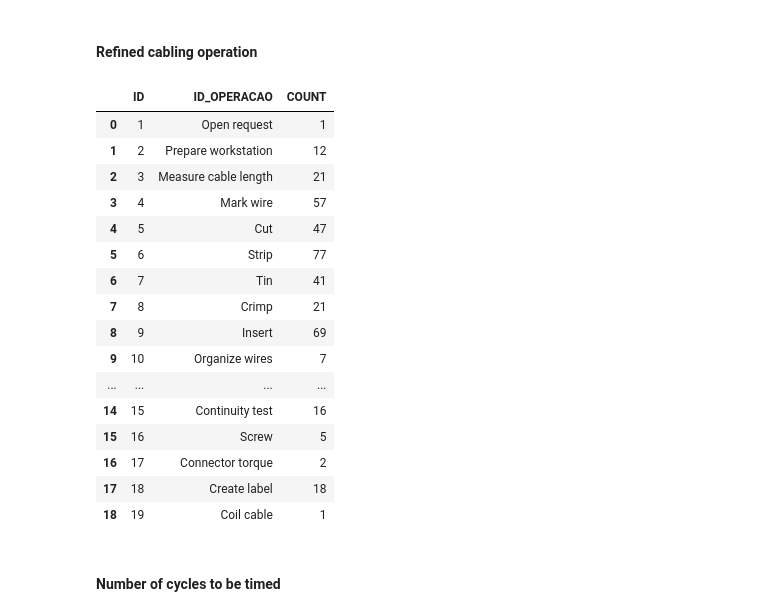
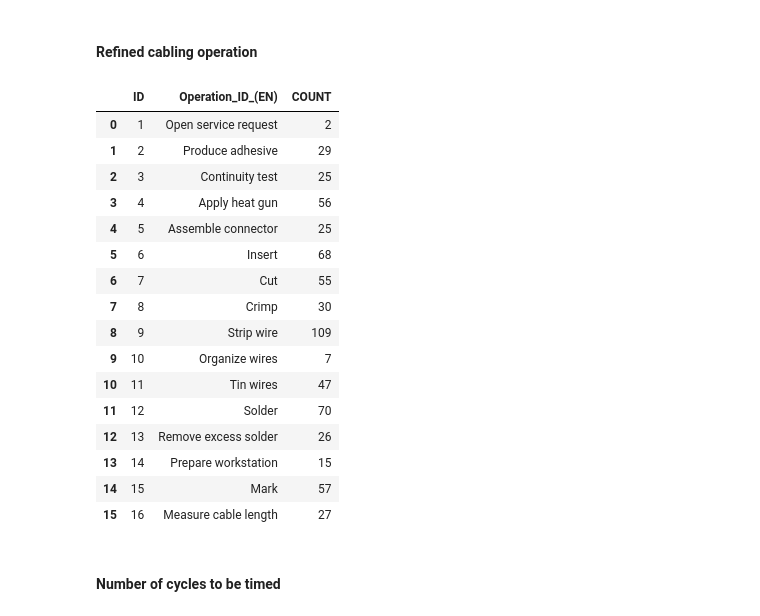
Before and after one commit to sarahbraia/dissertation_methodology_analysis_ITA, a Jupyter notebook: dissertation_methodology_analysis.ipynb, the cells around one changed output. Cells and saved outputs as stored; diff of their text form; code cells hidden in the pictures.

```diff
--- a/dissertation_methodology_analysis.ipynb
+++ b/dissertation_methodology_analysis.ipynb
@@ -12,7 +12,7 @@ from IPython.display import display
 Drive already mounted at /content/drive; to attempt to forcibly remount, call drive.mount("/content/drive", force_remount=True).
 # %%
 # Reading files from Google Drive
-base_path = '/content/drive/MyDrive/ITA -DISSERTAÇÃO/Dados_cronoanalise_cablagem.xlsx'
+base_path = '/content/drive/MyDrive/ITA -DISSERTAÇÃO/cabling_time_study_data.xlsx'
 df = pd.read_excel(base_path)
 
 # Preview of each dataset
@@ -155,0 +68,30 @@ df.head()
+# %%
+# Dictionary for ID and English operation name mapping
+operation_mapping = {
+    'Abrir chamado': (1, 'Open service request'),
+    'Fabricar adesivo': (2, 'Produce adhesive'),
+    'Teste de continuidade': (3, 'Continuity test'),
+    'Soprador térmico': (4, 'Apply heat gun'),
+    'Montar Conector': (5, 'Assemble connector'),
+    'Inserir': (6, 'Insert'),
+    'Cortar': (7, 'Cut'),
+    'Crimpar': (8, 'Crimp'),
+    'Decapar': (9, 'Strip wire'),
+    'Organizar os fios': (10, 'Organize wires'),
+    'Estanhar': (11, 'Tin wires'),
+    'Soldar': (12, 'Solder'),
+    'Limpar excesso de solda': (13, 'Remove excess solder'),
+    'Preparar bancada': (14, 'Prepare workstation'),
+    'Marcar': (15, 'Mark'),
+    'Medir tamanho do cabo': (16, 'Measure cable length')
+}
+
+# Create the new columns using the mapping
+df['ID'] = df['ID_OPERACAO'].map(lambda x: operation_mapping.get(x, (None, None))[0])
+df['Operation_ID_(EN)'] = df['ID_OPERACAO'].map(lambda x: operation_mapping.get(x, (None, None))[1])
+
+# Rename the column
+df.rename(columns={'ID_OPERACAO': 'ID_OPERAÇÃO_(PT)'}, inplace=True)
+
+# Preview the result
+df[['ID', 'ID_OPERAÇÃO_(PT)', 'Operation_ID_(EN)', 'TOTAL_SECONDS']].head(15)
@@ -156,34 +115,34 @@ df.head()
 # %% [markdown]
 #### Refined cabling operation
 # %%
-# Group by ID and ID_OPERACAO and count occurrences
+# Group by ID and Operation_ID_(EN) and count occurrences
 distinct_counts = (
-    df.groupby(['ID', 'ID_OPERACAO'])
+    df.groupby(['ID', 'Operation_ID_(EN)'])
     .size()
     .reset_index(name='COUNT')
     .sort_values(by='ID')
 )
 
 # Display the result
 distinct_counts
 # %% [output]
-|  | ID | ID_OPERACAO | COUNT |
-| 0 | 1 | Open request | 1 |
-| 1 | 2 | Prepare workstation | 12 |
-| 2 | 3 | Measure cable length | 21 |
-| 3 | 4 | Mark wire | 57 |
-| 4 | 5 | Cut | 47 |
-| 5 | 6 | Strip | 77 |
-| 6 | 7 | Tin | 41 |
-| 7 | 8 | Crimp | 21 |
-| 8 | 9 | Insert | 69 |
+|  | ID | Operation_ID_(EN) | COUNT |
+| 0 | 1 | Open service request | 2 |
+| 1 | 2 | Produce adhesive | 29 |
+| 2 | 3 | Continuity test | 25 |
+| 3 | 4 | Apply heat gun | 56 |
+| 4 | 5 | Assemble connector | 25 |
+| 5 | 6 | Insert | 68 |
+| 6 | 7 | Cut | 55 |
+| 7 | 8 | Crimp | 30 |
+| 8 | 9 | Strip wire | 109 |
 | 9 | 10 | Organize wires | 7 |
-| ... | ... | ... | ... |
-| 14 | 15 | Continuity test | 16 |
-| 15 | 16 | Screw | 5 |
-| 16 | 17 | Connector torque | 2 |
-| 17 | 18 | Create label | 18 |
-| 18 | 19 | Coil cable | 1 |
+| 10 | 11 | Tin wires | 47 |
+| 11 | 12 | Solder | 70 |
+| 12 | 13 | Remove excess solder | 26 |
+| 13 | 14 | Prepare workstation | 15 |
+| 14 | 15 | Mark | 57 |
+| 15 | 16 | Measure cable length | 27 |
 # %% [markdown]
 #### Number of cycles to be timed
 # %% [markdown]
```
Also changed, not shown: parts of 13 cells of this notebook.
